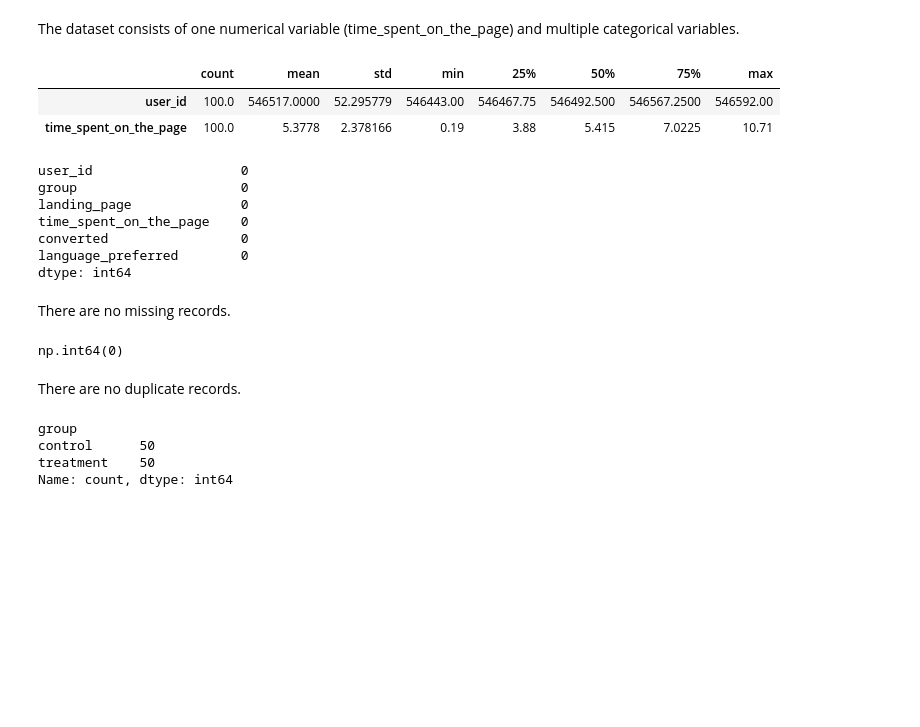
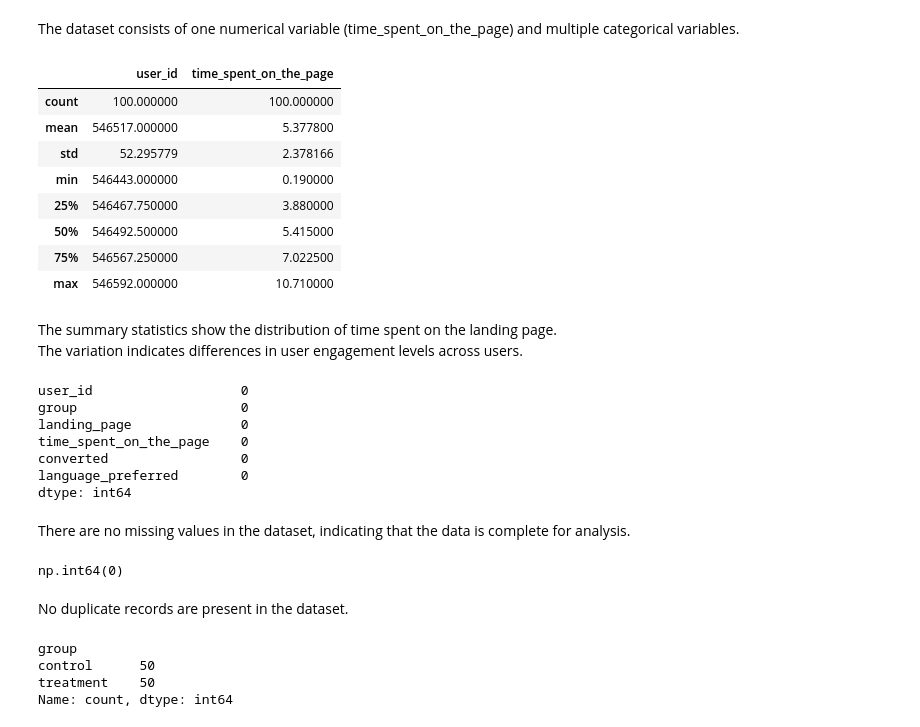
Before and after one commit to gs24/AIML, a Jupyter notebook: statistics/final project/GauravSrivastava_ENewsExpress_Solution.ipynb, the cells around one changed output. Cells and saved outputs as stored; diff of their text form; code cells hidden in the pictures; blank space fills up the shorter version.

```diff
--- a/statistics/final project/solution.ipynb
+++ b/statistics/final project/GauravSrivastava_ENewsExpress_Solution.ipynb
@@ -80,11 +110,19 @@ memory usage: 4.8+ KB
 The dataset consists of one numerical variable (time_spent_on_the_page) and multiple categorical variables.
 # %%
 # Displaying the statistical summary of the dataset
-df.describe().T
+df.describe()
 # %% [output]
-|  | count | mean | std | min | 25% | 50% | 75% | max |
-| user_id | 100.0 | 546517.0000 | 52.295779 | 546443.00 | 546467.75 | 546492.500 | 546567.2500 | 546592.00 |
-| time_spent_on_the_page | 100.0 | 5.3778 | 2.378166 | 0.19 | 3.88 | 5.415 | 7.0225 | 10.71 |
+|  | user_id | time_spent_on_the_page |
+| count | 100.000000 | 100.000000 |
+| mean | 546517.000000 | 5.377800 |
+| std | 52.295779 | 2.378166 |
+| min | 546443.000000 | 0.190000 |
+| 25% | 546467.750000 | 3.880000 |
+| 50% | 546492.500000 | 5.415000 |
+| 75% | 546567.250000 | 7.022500 |
+| max | 546592.000000 | 10.710000 |
+# %% [markdown]
+The summary statistics show the distribution of time spent on the landing page. <br>The variation indicates differences in user engagement levels across users.
 # %%
 # Checking for missing values in the dataset
 df.isna().sum()
@@ -97,14 +135,14 @@ converted                 0
 language_preferred        0
 dtype: int64
 # %% [markdown]
-There are no missing records.
+There are no missing values in the dataset, indicating that the data is complete for analysis.
 # %%
 # Checking for duplicate values in the dataset
 df.duplicated().sum()
 # %% [output]
 np.int64(0)
 # %% [markdown]
-There are no duplicate records.
+No duplicate records are present in the dataset.
 # %%
 df['group'].value_counts()
 # %% [output]
```
Also changed, not shown: parts of 49 cells of this notebook, 1 other file.
